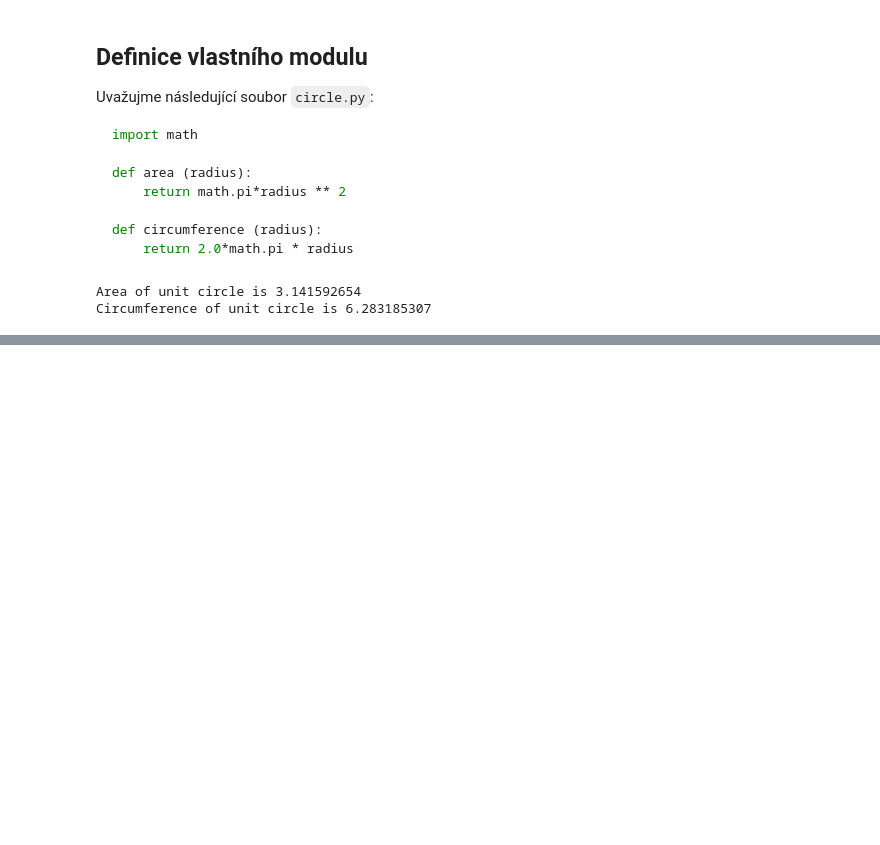
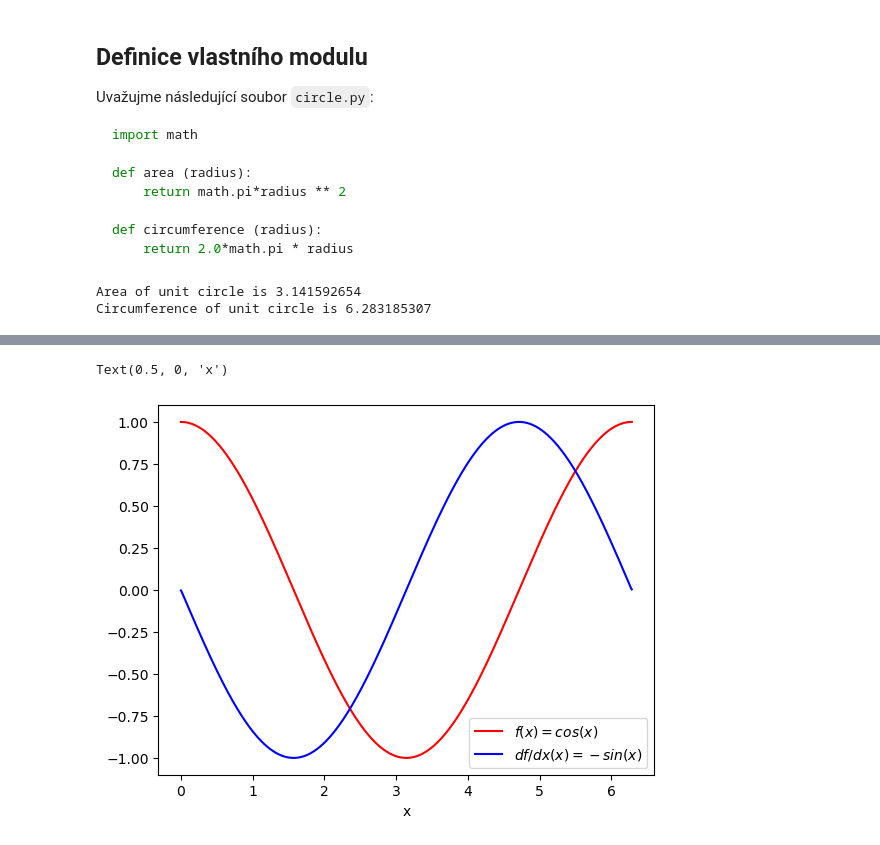
Before and after one commit to bpatzak/python-course_1, a Jupyter notebook: Lecture6_modules.ipynb, the cells around one changed output, grey strips where cells are left out. Saved outputs shown, nothing was run; the diff lists cells and outputs as text; code cells hidden in the pictures; blank space fills up the shorter version.

Commit message:
Adding NumPy, Matplotlib and Pandas (partial)

```diff
--- a/Lecture6_modules.ipynb
+++ b/Lecture6_modules.ipynb
@@ -54,0 +329,17 @@ Circumference of unit circle is 6.283185307
+# %%
+x = np.linspace(0, 2*np.pi, num=1000)
+dx = x[1] - x[0]
+
+f = np.cos(x)
+df_dx = np.gradient(f, dx)
+
+np.testing.assert_array_almost_equal(df_dx, -np.sin(x), decimal=2)
+# %%
+import matplotlib.pyplot as plt
+plt.plot(x, f, 'r')
+plt.plot(x, df_dx, 'b')
+plt.legend(("$f(x)=cos(x)$", "$df/dx(x) = -sin(x)$"))
+plt.xlabel('x')
+# %% [output]
+Text(0.5, 0, 'x')
+[figure, added]
```
Also changed, not shown: parts of 53 cells of this notebook.
